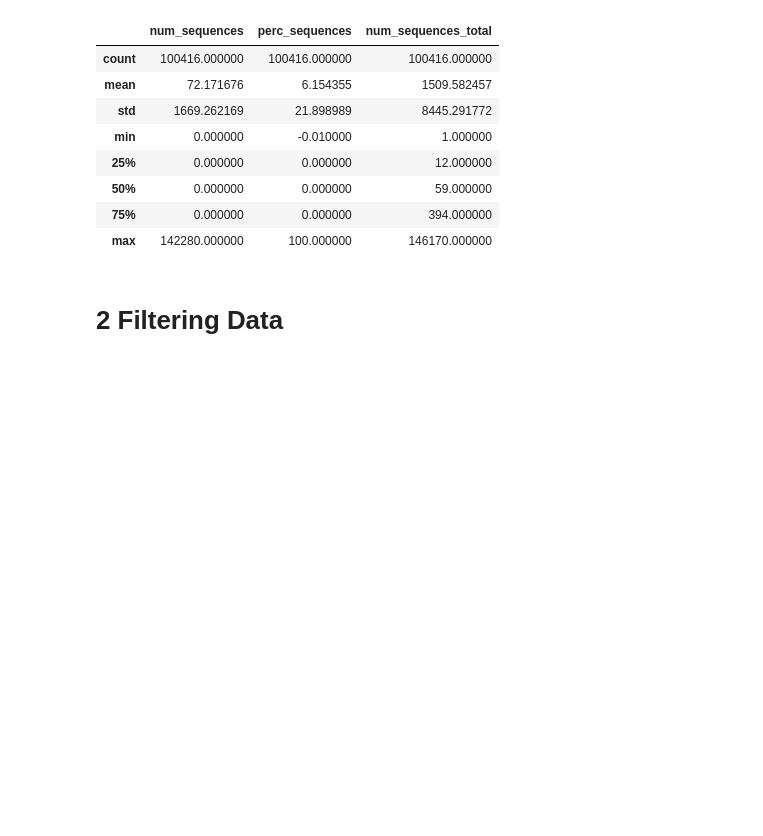
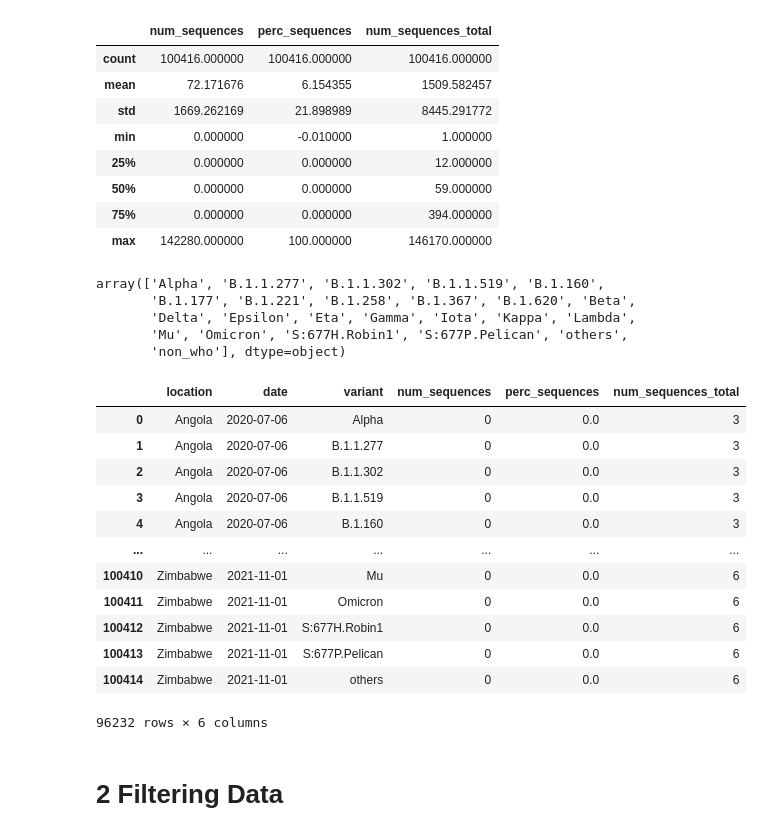
Before and after one commit to AbdulHafidh-AI/Praktikum-Visualisasi-Data, a Jupyter notebook: 2008107010056_Abdul_Hafidh_Tugas1.ipynb, the cells around one changed output. Cells and saved outputs as stored; diff of their text form; code cells hidden in the pictures; blank space fills up the shorter version.

```diff
--- a/2008107010056_Abdul_Hafidh_Tugas1.ipynb
+++ b/2008107010056_Abdul_Hafidh_Tugas1.ipynb
@@ -118,6 +120,31 @@ sample.describe()
 | 50% | 0.000000 | 0.000000 | 59.000000 |
 | 75% | 0.000000 | 0.000000 | 394.000000 |
 | max | 142280.000000 | 100.000000 | 146170.000000 |
+# %%
+sample["variant"].unique()
+# %% [output]
+array(['Alpha', 'B.1.1.277', 'B.1.1.302', 'B.1.1.519', 'B.1.160',
+       'B.1.177', 'B.1.221', 'B.1.258', 'B.1.367', 'B.1.620', 'Beta',
+       'Delta', 'Epsilon', 'Eta', 'Gamma', 'Iota', 'Kappa', 'Lambda',
+       'Mu', 'Omicron', 'S:677H.Robin1', 'S:677P.Pelican', 'others',
+       'non_who'], dtype=object)
+# %%
+sample=sample[sample["variant"]!="non_who"]
+sample
+# %% [output]
+|  | location | date | variant | num_sequences | perc_sequences | num_sequences_total |
+| 0 | Angola | 2020-07-06 | Alpha | 0 | 0.0 | 3 |
+| 1 | Angola | 2020-07-06 | B.1.1.277 | 0 | 0.0 | 3 |
+| 2 | Angola | 2020-07-06 | B.1.1.302 | 0 | 0.0 | 3 |
+| 3 | Angola | 2020-07-06 | B.1.1.519 | 0 | 0.0 | 3 |
+| 4 | Angola | 2020-07-06 | B.1.160 | 0 | 0.0 | 3 |
+| ... | ... | ... | ... | ... | ... | ... |
+| 100410 | Zimbabwe | 2021-11-01 | Mu | 0 | 0.0 | 6 |
+| 100411 | Zimbabwe | 2021-11-01 | Omicron | 0 | 0.0 | 6 |
+| 100412 | Zimbabwe | 2021-11-01 | S:677H.Robin1 | 0 | 0.0 | 6 |
+| 100413 | Zimbabwe | 2021-11-01 | S:677P.Pelican | 0 | 0.0 | 6 |
+| 100414 | Zimbabwe | 2021-11-01 | others | 0 | 0.0 | 6 |
+96232 rows × 6 columns
 # %% [markdown]
 # 2 Filtering Data
 # %% [markdown]
```
Also changed, not shown: parts of 16 cells of this notebook.
